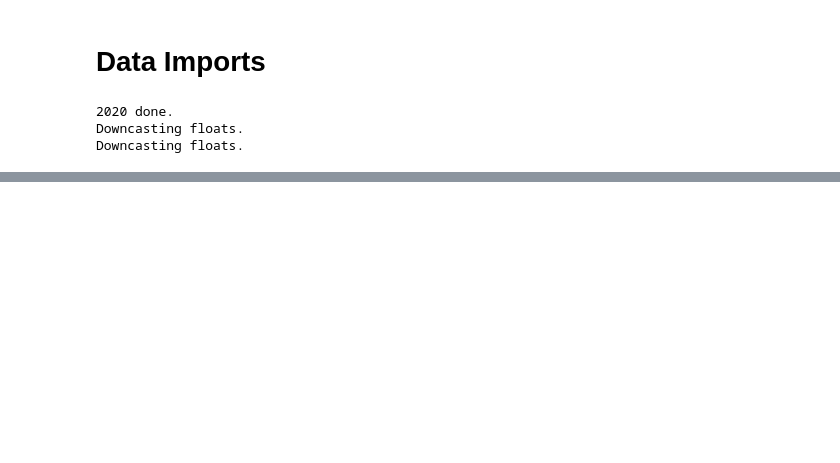
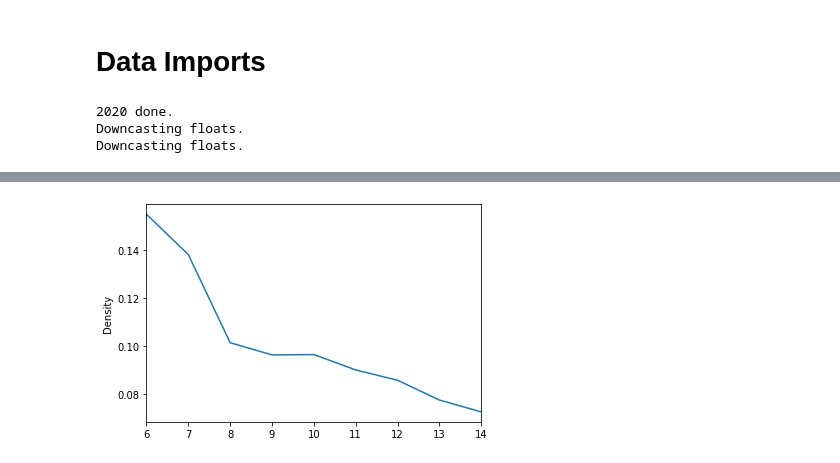
Before and after one commit to Jswirls/NFL_pbp_sim, a Jupyter notebook: NFL_pbp_sim.ipynb, the cells around one changed output, grey strips where cells are left out. Cells and saved outputs as stored; diff of their text form; code cells hidden in the pictures; blank space fills up the shorter version.

```diff
--- a/NFL_pbp_sim.ipynb
+++ b/NFL_pbp_sim.ipynb
@@ -48,0 +594,4 @@ Downcasting floats.
+# %%
+med_dist = med_passes['air_yards'].plot.density(xlim=(int(med_passes['air_yards'].min()),int(med_passes['air_yards'].max()-1)), ind=range(int(med_passes['air_yards'].min()),int(med_passes['air_yards'].max()))).get_lines()[0].get_xydata()
+# %% [output]
+[figure, added]
```
Also changed, not shown: parts of 143 cells of this notebook.
